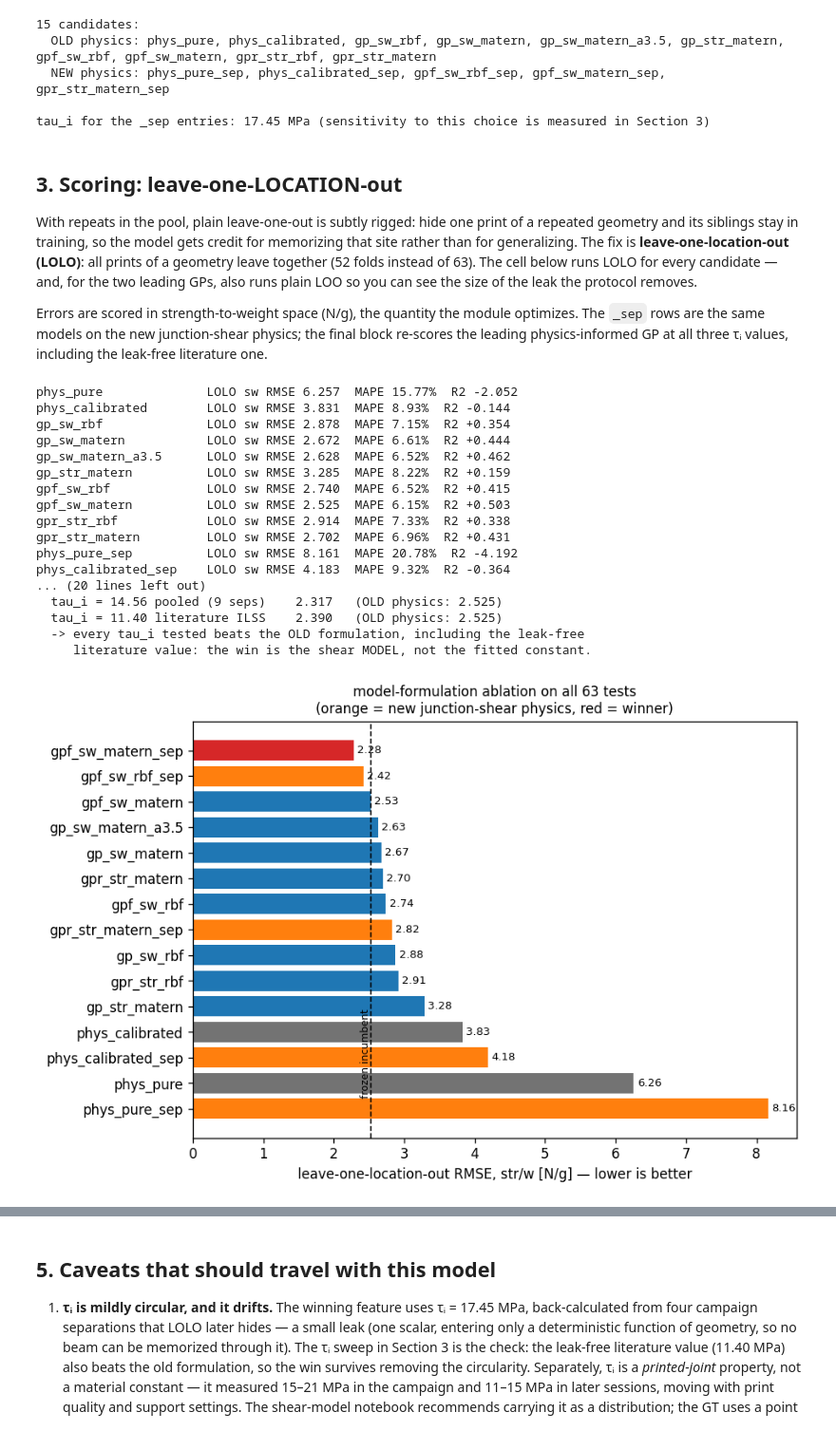
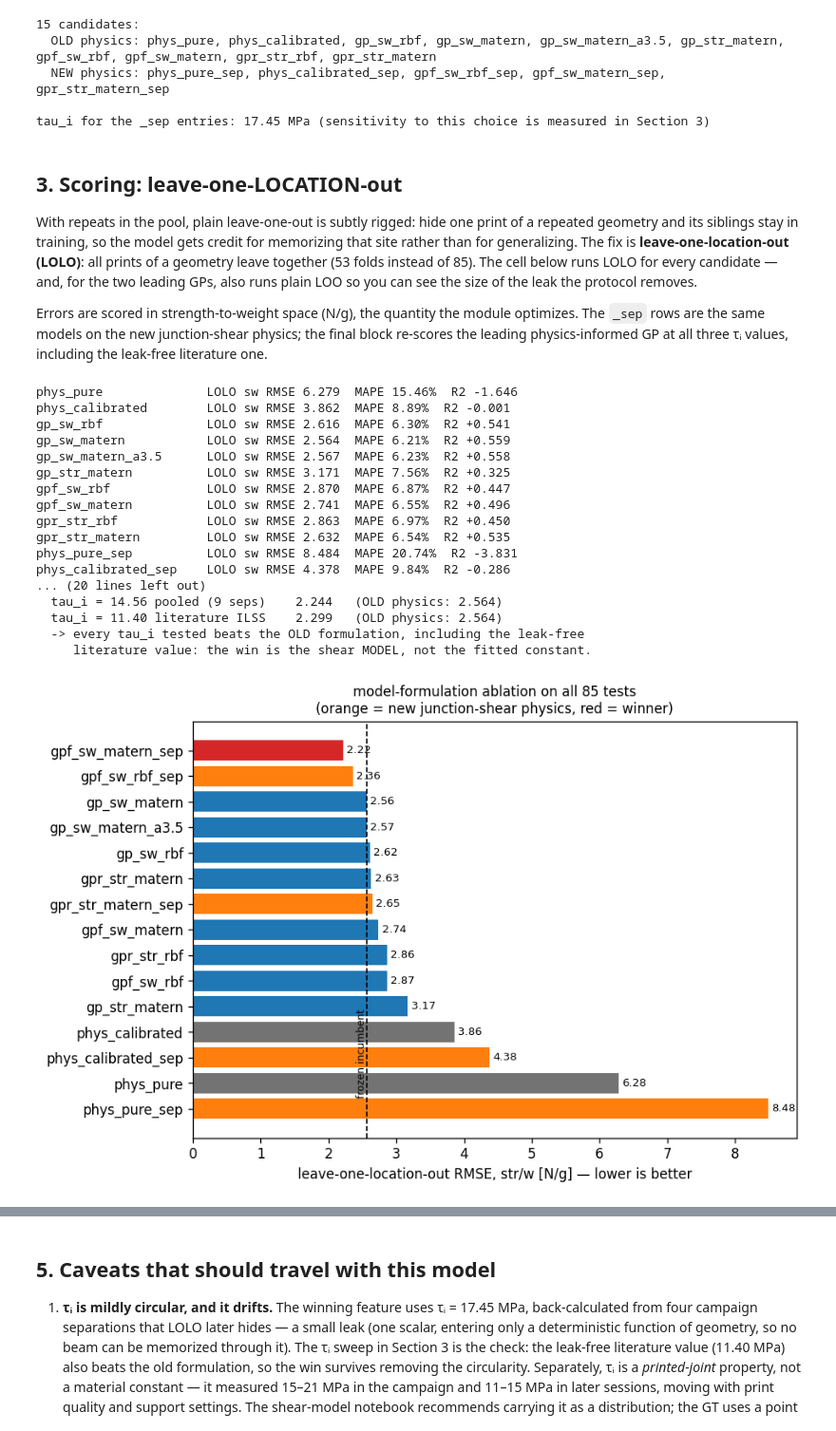
Before and after one commit to andrewvoss8-boop/core-me-data-science-activities-public, a Jupyter notebook: me323/Module1_drafts/ME323_Module1_GT_Selection_and_Noise_FACULTY.ipynb, the cells around one changed output, grey strips where cells are left out. Shown at 95% size. Drawn from its saved outputs; the diff is of its cells as text; code cells hidden in the pictures.

```diff
--- a/me323/Module1_drafts/ME323_Module1_GT_Selection_and_Noise_FACULTY.ipynb
+++ b/me323/Module1_drafts/ME323_Module1_GT_Selection_and_Noise_FACULTY.ipynb
@@ -59,9 +59,14 @@ def mass_g(b, H):
 
 camp = load("ground_truth_B10_L150.csv").rename(columns={"b_mm": "b", "H_web_mm": "H"})
 add  = load("ibeam150_additional_tests.csv")
+psb  = load("ibeam150_ps_recalibration.csv")     # 2026-07-16 proper-supports batch
+censored = psb.note.str.lower().str.contains("stopped")   # LTB test ended early
+print(f"excluding {int(censored.sum())} censored PS test (true strength unknown)")
 
 allt = pd.concat([camp[["b", "H", "strength_N"]].assign(source="campaign", tag=""),
-                  add[["b", "H", "strength_N", "tag"]].assign(source="followup")],
+                  add[["b", "H", "strength_N", "tag"]].assign(source="followup"),
+                  psb[~censored][["b", "H", "strength_N"]].assign(source="ps_recal",
+                                                                  tag="PS")],
                  ignore_index=True)
 allt["sw_true"] = allt.strength_N / mass_g(allt.b, allt.H)
 allt["loc"] = allt.b.round(3).astype(str) + "_" + allt.H.round(3).astype(str)
@@ -351,7 +358,7 @@ With repeats in the pool, plain leave-one-out is subtly rigged: hide one print
 of a repeated geometry and its siblings stay in training, so the model gets
 credit for memorizing that site rather than for generalizing. The fix is
 **leave-one-location-out (LOLO)**: all prints of a geometry leave together
-(52 folds instead of 63). The cell below runs LOLO for every candidate — and,
+(53 folds instead of 85). The cell below runs LOLO for every candidate — and,
 for the two leading GPs, also runs plain LOO so you can see the size of the
 leak the protocol removes.
 
@@ -393,7 +400,7 @@ winner = tbl.iloc[0]
 old_best = tbl[~tbl.model.str.endswith("_sep")].iloc[0]
 print(f"\nWINNER: {winner.model}  (LOLO sw RMSE {winner.sw_rmse:.3f} N/g on {len(allt)} tests)")
 print(f"best OLD-physics entry: {old_best.model} at {old_best.sw_rmse:.3f}  "
-      f"(this is the frozen class GT; gt_model_choice.json records 2.525)")
+      f"(gt_model_choice.json records the winner below)")
 print(f"head-to-head, same model, only the shear physics swapped:")
 for base in ["gpf_sw_matern", "gpf_sw_rbf", "gpr_str_matern", "phys_pure", "phys_calibrated"]:
     o = tbl.loc[tbl.model == base, "sw_rmse"].iloc[0]
@@ -419,48 +426,48 @@ tau_rows = []
 for lbl, tv in [("17.45 campaign (4 seps)", TAU_I_CAMPAIGN),
                 ("14.56 pooled (9 seps)", TAU_I_POOLED),
                 ("11.40 literature ILSS", TAU_I_LIT)]:
     r = np.sqrt(np.mean((lolo_sw(dict(variant="gpf_sw", kernel_kind="matern",
                                       shear="new", tau_i=tv))
                          - allt.sw_true.values)**2))
     tau_rows.append((lbl, r))
     print(f"  tau_i = {lbl:24s} {r:.3f}   (OLD physics: {old_best.sw_rmse:.3f})")
 print("  -> every tau_i tested beats the OLD formulation, including the leak-free\n"
       "     literature value: the win is the shear MODEL, not the fitted constant.")
 
 fig, ax = plt.subplots(figsize=(8, 5.4))
 t2 = tbl.iloc[::-1]
 cols = ["tab:red" if m == winner.model else
         ("tab:orange" if m.endswith("_sep") else
          ("0.45" if m.startswith("phys") else "tab:blue")) for m in t2.model]
 ax.barh(t2.model, t2.sw_rmse, color=cols)
 for y, (m, v) in enumerate(zip(t2.model, t2.sw_rmse)):
     ax.annotate(f"{v:.2f}", (v + 0.05, y), va="center", fontsize=8)
 ax.axvline(old_best.sw_rmse, color="k", ls="--", lw=1)
 ax.annotate("frozen incumbent", (old_best.sw_rmse, 0.4), fontsize=7.5,
             rotation=90, va="bottom", ha="right")
 ax.set_xlabel("leave-one-location-out RMSE, str/w [N/g] — lower is better")
 ax.set_title(f"model-formulation ablation on all {len(allt)} tests\n"
              "(orange = new junction-shear physics, red = winner)", fontsize=10)
 plt.tight_layout(); plt.show()
 # %% [output]
-phys_pure              LOLO sw RMSE 6.257  MAPE 15.77%  R2 -2.052
-phys_calibrated        LOLO sw RMSE 3.831  MAPE 8.93%  R2 -0.144
-gp_sw_rbf              LOLO sw RMSE 2.878  MAPE 7.15%  R2 +0.354
-gp_sw_matern           LOLO sw RMSE 2.672  MAPE 6.61%  R2 +0.444
-gp_sw_matern_a3.5      LOLO sw RMSE 2.628  MAPE 6.52%  R2 +0.462
-gp_str_matern          LOLO sw RMSE 3.285  MAPE 8.22%  R2 +0.159
-gpf_sw_rbf             LOLO sw RMSE 2.740  MAPE 6.52%  R2 +0.415
-gpf_sw_matern          LOLO sw RMSE 2.525  MAPE 6.15%  R2 +0.503
-gpr_str_rbf            LOLO sw RMSE 2.914  MAPE 7.33%  R2 +0.338
-gpr_str_matern         LOLO sw RMSE 2.702  MAPE 6.96%  R2 +0.431
-phys_pure_sep          LOLO sw RMSE 8.161  MAPE 20.78%  R2 -4.192
-phys_calibrated_sep    LOLO sw RMSE 4.183  MAPE 9.32%  R2 -0.364
+phys_pure              LOLO sw RMSE 6.279  MAPE 15.46%  R2 -1.646
+phys_calibrated        LOLO sw RMSE 3.862  MAPE 8.89%  R2 -0.001
+gp_sw_rbf              LOLO sw RMSE 2.616  MAPE 6.30%  R2 +0.541
+gp_sw_matern           LOLO sw RMSE 2.564  MAPE 6.21%  R2 +0.559
+gp_sw_matern_a3.5      LOLO sw RMSE 2.567  MAPE 6.23%  R2 +0.558
+gp_str_matern          LOLO sw RMSE 3.171  MAPE 7.56%  R2 +0.325
+gpf_sw_rbf             LOLO sw RMSE 2.870  MAPE 6.87%  R2 +0.447
+gpf_sw_matern          LOLO sw RMSE 2.741  MAPE 6.55%  R2 +0.496
+gpr_str_rbf            LOLO sw RMSE 2.863  MAPE 6.97%  R2 +0.450
+gpr_str_matern         LOLO sw RMSE 2.632  MAPE 6.54%  R2 +0.535
+phys_pure_sep          LOLO sw RMSE 8.484  MAPE 20.74%  R2 -3.831
+phys_calibrated_sep    LOLO sw RMSE 4.378  MAPE 9.84%  R2 -0.286
 ... (20 lines left out)
-  tau_i = 14.56 pooled (9 seps)    2.317   (OLD physics: 2.525)
-  tau_i = 11.40 literature ILSS    2.390   (OLD physics: 2.525)
+  tau_i = 14.56 pooled (9 seps)    2.244   (OLD physics: 2.564)
+  tau_i = 11.40 literature ILSS    2.299   (OLD physics: 2.564)
   -> every tau_i tested beats the OLD formulation, including the leak-free
      literature value: the win is the shear MODEL, not the fitted constant.
-[figure, old version]
+[figure, new version]
 # %% [markdown]
 ## 4. What the winner is, and how stable this choice has been
 
```
Also changed, not shown: parts of 4 cells of this notebook, 10 other files.
